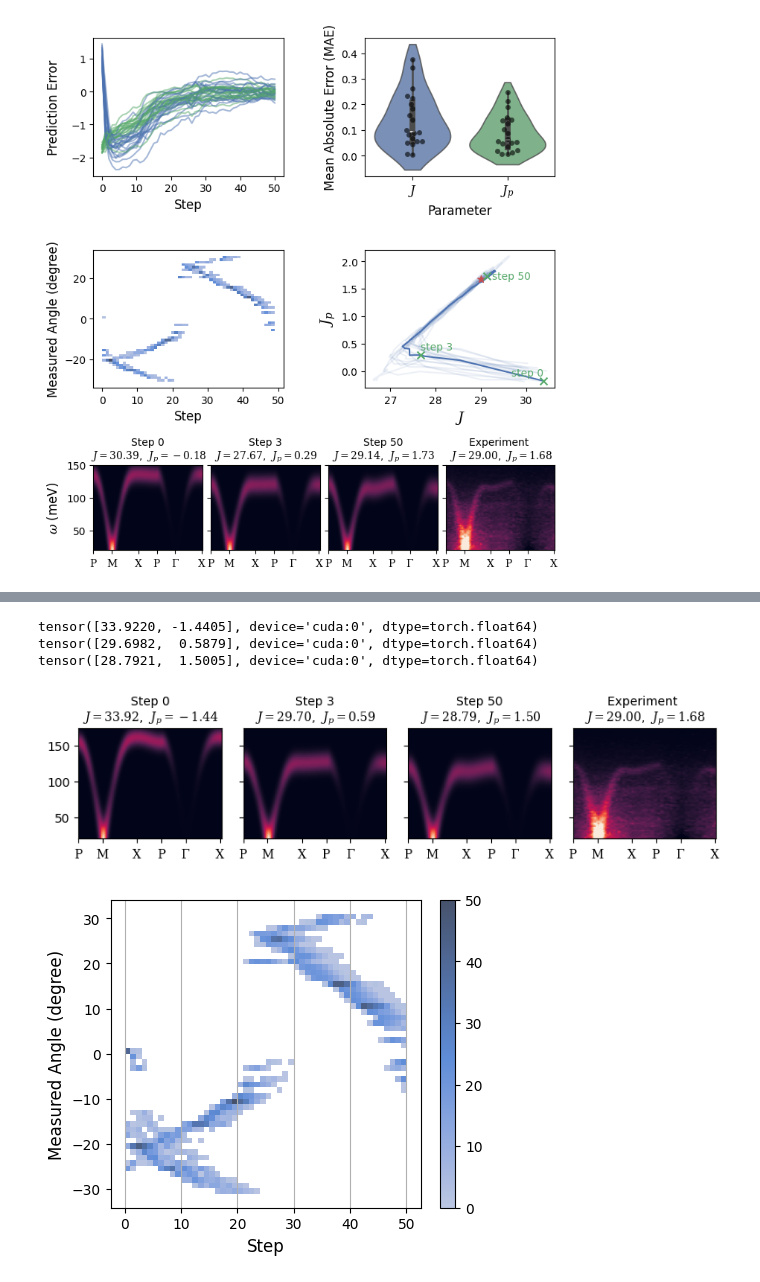
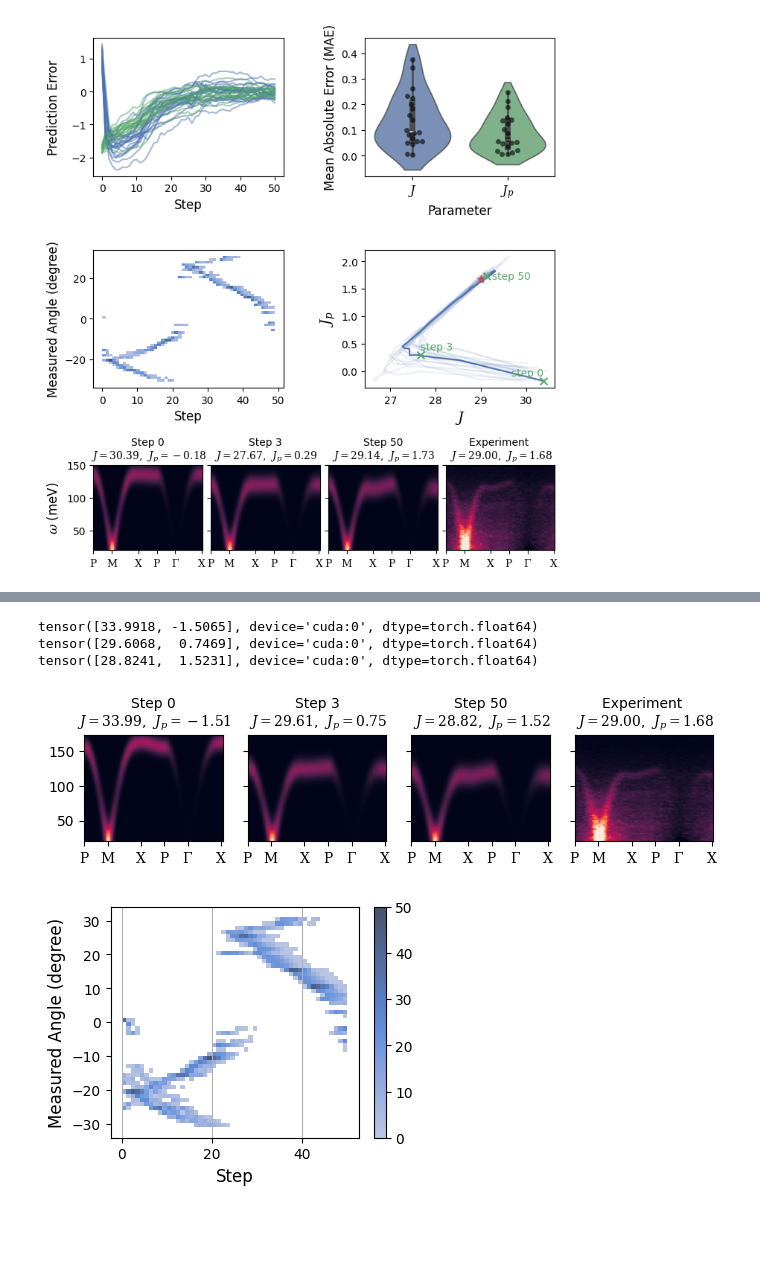
Before and after one commit to zhantaochen/inxs-steering, a Jupyter notebook: paper_preperation/real_exp_benchmark_results.ipynb, the cells around one changed output, grey strips where cells are left out. Saved outputs shown, nothing was run; the diff lists cells and outputs as text; code cells hidden in the pictures; blank space fills up the shorter version.

```diff
--- a/paper_preperation/real_exp_benchmark_results.ipynb
+++ b/paper_preperation/real_exp_benchmark_results.ipynb
@@ -544,3 +601,29 @@ fig.align_ylabels([ax_mae_hist, ax_traj])
 fig.tight_layout()
 # %% [output]
 [figure]
+# %%
+fig, ax_traj = plt.subplots(1, 1, figsize=(4, 3))
+
+for i_suffix, _method_suffix in enumerate(['lowerleft', 'lowerright', 'center', 'upperleft', 'upperright']):
+    mean_preds_demo = results_shifted_init[_method_suffix]['mean_preds']
+    ax_traj.plot(mean_preds_demo.mean(axis=0)[:,0], mean_preds_demo.mean(axis=0)[:,1], color=f'C{i_suffix}', zorder=1)
+    for _idx in range(mean_preds_demo.shape[0]):
+        ax_traj.plot(mean_preds_demo[_idx,:,0], mean_preds_demo[_idx,:,1], color=f'C{i_suffix}', alpha=0.2, zorder=1)
+
+
+    if _method_suffix == 'lowerright':
+        ax_traj.scatter(true_values_demo[_idx_demo_detail,0], true_values_demo[_idx_demo_detail,1], marker='*', color=f'k', zorder=10, s=50)
+        ax_traj.scatter(mean_preds_demo.mean(axis=0)[0,0], mean_preds_demo.mean(axis=0)[0,1], marker='o', color=f'C{i_suffix}', zorder=10, s=50)
+        ax_traj.scatter(mean_preds_demo.mean(axis=0)[steps_demo[1:],0], mean_preds_demo.mean(axis=0)[steps_demo[1:],1], marker='x', color='k', zorder=10, s=50)
+        ax_traj.text(mean_preds_demo.mean(axis=0)[steps_demo[0],0]-0.1, mean_preds_demo.mean(axis=0)[steps_demo[0],1]+0.4,
+                f'step {steps_demo[0]}', fontsize=10, ha='center', va='bottom', color='k')
+        ax_traj.text(mean_preds_demo.mean(axis=0)[steps_demo[1],0], mean_preds_demo.mean(axis=0)[steps_demo[1],1]+0.15,
+                f'step {steps_demo[1]}', fontsize=10, ha='left', va='bottom', color='k')
+        ax_traj.text(mean_preds_demo.mean(axis=0)[steps_demo[2],0]+0.5, mean_preds_demo.mean(axis=0)[steps_demo[2],1],
+                f'step {steps_demo[2]}', fontsize=10, ha='left', va='center', color='k')
+    else:
+        ax_traj.scatter(mean_preds_demo.mean(axis=0)[0,0], mean_preds_demo.mean(axis=0)[0,1], marker='o', color=f'C{i_suffix}', zorder=10, s=50)
+
+ax_traj.set_xlabel('$J$', fontdict={'size': 14})
+ax_traj.set_ylabel('$J_{p}$', fontdict={'size': 14})
+fig.savefig('figures/exp_benchmark_summary_shifted_init_traj.pdf', bbox_inches='tight')
@@ -583,7 +666,8 @@ steps_demo = [0, 3, 50]
 
 mean_preds_demo = results_shifted_init['lowerright']['mean_preds']
 
-for params in mean_preds_demo[_idx_demo_detail,steps_demo,:]:
+# for params in mean_preds_demo[_idx_demo_detail,steps_demo,:]:
+for params in mean_preds_demo.mean(axis=0)[steps_demo,:]:
     params = torch.from_numpy(params).to(device)
     print(params)
     x = torch.zeros(wpts.shape[0], kpts.shape[0], 5)
@@ -603,7 +687,7 @@ aspect = 0.5
 extent = [0, S_pred_list[0].shape[1],
           steer.experiment.w_grid.min().item(), steer.experiment.w_grid[w_idx_upper].item()]
 
-fig, ax = plt.subplots(1, 4, figsize=(8, 6))
+fig, ax = plt.subplots(1, 4, figsize=(7, 4))
 for i in range(3):
     ax[i].imshow(S_pred_list[i][:w_idx_upper,:], origin='lower', cmap=cmap, extent=extent, aspect=aspect)
     ax[i].set_title(f'Step {steps_demo[i]}\n $J={params_list[i][0]:.2f}$,  $J_{{p}}={params_list[i][1]:.2f}$',
@@ -622,32 +706,32 @@ for i_ax, _ax in enumerate(ax):
 fig.tight_layout()
 fig.savefig('figures/exp_benchmark_sqw_demos.pdf', bbox_inches='tight')
 # %% [output]
-tensor([33.9220, -1.4405], device='cuda:0', dtype=torch.float64)
-tensor([29.6982,  0.5879], device='cuda:0', dtype=torch.float64)
-tensor([28.7921,  1.5005], device='cuda:0', dtype=torch.float64)
+tensor([33.9918, -1.5065], device='cuda:0', dtype=torch.float64)
+tensor([29.6068,  0.7469], device='cuda:0', dtype=torch.float64)
+tensor([28.8241,  1.5231], device='cuda:0', dtype=torch.float64)
-[figure, old version]
+[figure, new version]
 # %%
 measured_angles_y_hist = []
 measured_angles_x_hist = []
 
-fig, ax_ang = plt.subplots(1, 1, figsize=(5, 4))
+fig, ax_ang = plt.subplots(1, 1, figsize=(4, 3))
 for i_suffix, _method_suffix in enumerate(['lowerleft', 'lowerright', 'center', 'upperleft', 'upperright']):
 
-    # fig, ax_ang = plt.subplots(1, 1, figsize=(5, 4))
+    # fig, ax_ang = plt.subplots(1, 1, figsize=(4, 3))
     measured_angles_demo = results_shifted_init[_method_suffix]['measured_angles']
     measured_angles_demo[measured_angles_demo > 180] -= 360
     measured_angles_x_hist += np.repeat(np.linspace(0,50,50)[None,:], 20, axis=0).reshape(-1).tolist()
     measured_angles_y_hist += measured_angles_demo.reshape(-1).tolist()
 
 hist_plot_out = sns.histplot(x=measured_angles_x_hist, y=measured_angles_y_hist, bins=50, ax=ax_ang, color=f'C0', cbar=True)
 # ax_ang.hist2d(measured_angles_x_hist, measured_angles_y_hist, bins=50, cmap='Blues')
 ax_ang.set_xlabel('Step')
 ax_ang.set_ylabel('Measured Angle (degree)')
 
 ax_ang.xaxis.grid(True, which='both')
 
 fig.savefig('figures/exp_benchmark_angle_hist.pdf', bbox_inches='tight')
 # %% [output]
-[figure, old version]
+[figure, new version]
 # %%
 
```
Also changed, not shown: parts of 12 cells of this notebook, 5 other files.
